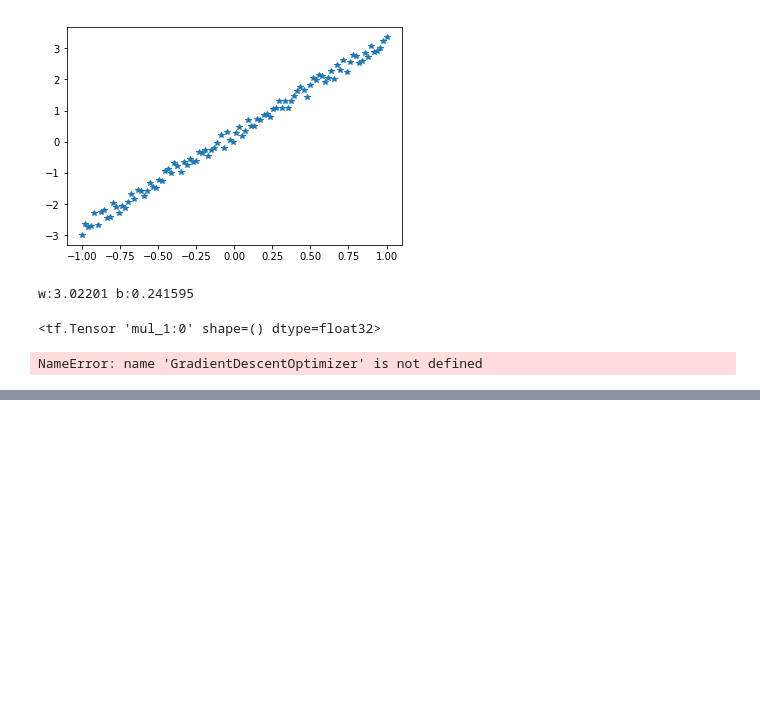
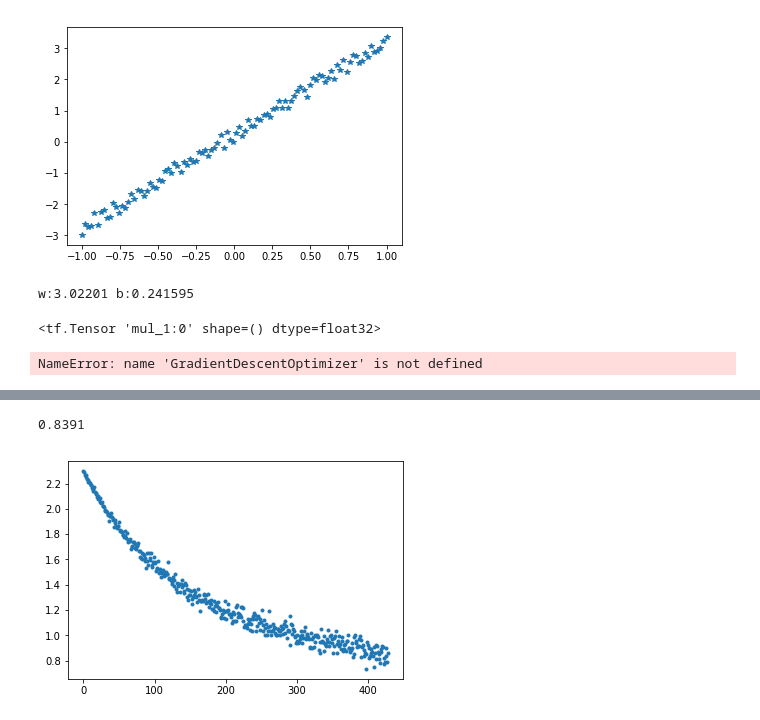
Before and after one commit to hzliang/AlgoAndDistApp, a Jupyter notebook: tensflow/Linear and Logistic Regression.ipynb, the cells around one changed output, grey strips where cells are left out. Drawn from its saved outputs; the diff is of its cells as text; code cells hidden in the pictures; blank space fills up the shorter version.

```diff
--- a/tensflow/Linear and Logistic Regression.ipynb
+++ b/tensflow/Linear and Logistic Regression.ipynb
@@ -101,0 +124,37 @@ MNIST = input_data.read_data_sets("/Users/huzuoliang/Desktop/train_set/mnist", o
+# %%
+loss = tf.reduce_mean(entropy)
+# %%
+optimizer = tf.train.GradientDescentOptimizer(learning_rate=learning_rate).minimize(loss)
+# %%
+init = tf.global_variables_initializer()
+# %%
+lss = []
+with tf.Session() as sess:
+    sess.run(init)
+    n_batches = int(MNIST.train.num_examples/batch_size)
+    for i in range(n_epochs):
+        for _ in range(n_batches):
+            X_batch,Y_batch = MNIST.train.next_batch(batch_size)
+            _,loss_batch = sess.run([optimizer,loss],feed_dict={X:X_batch,Y:Y_batch})
+            lss.append(loss_batch)
+    w_value, b_value = sess.run([w, b])
+    n_batches = int(MNIST.test.num_examples/batch_size)
+    total_corrent_preds = 0
+    for i in range(n_batches):
+        x_batch,y_batch = MNIST.test.next_batch(batch_size)
+        _,loss_batch,logits_batch = sess.run([optimizer,loss,logits],feed_dict={X:x_batch,Y:y_batch})
+        preds = tf.nn.softmax(logits_batch)
+        correct_preds=tf.equal(tf.argmax(preds,1),tf.argmax(y_batch,1))
+        accuracy = tf.reduce_sum(tf.cast(correct_preds,tf.float32))
+        total_corrent_preds += sess.run(accuracy)
+    print(total_corrent_preds/MNIST.test.num_examples)
+# %% [output]
+0.8391
+# %%
+idx = np.array(list(range(0,len(lss))))
+fig = plt.figure()
+f = fig.subplots()
+f.plot(idx,lss,'.')
+plt.show()
+# %% [output]
+[figure, added]
```
Also changed, not shown: parts of 9 cells of this notebook, 18 other files.
